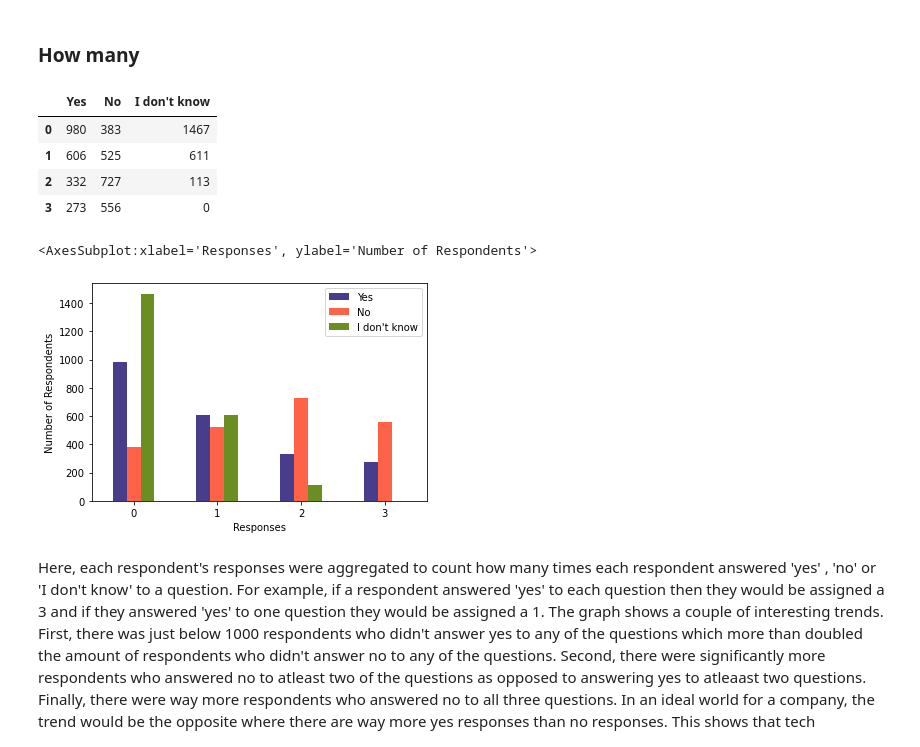
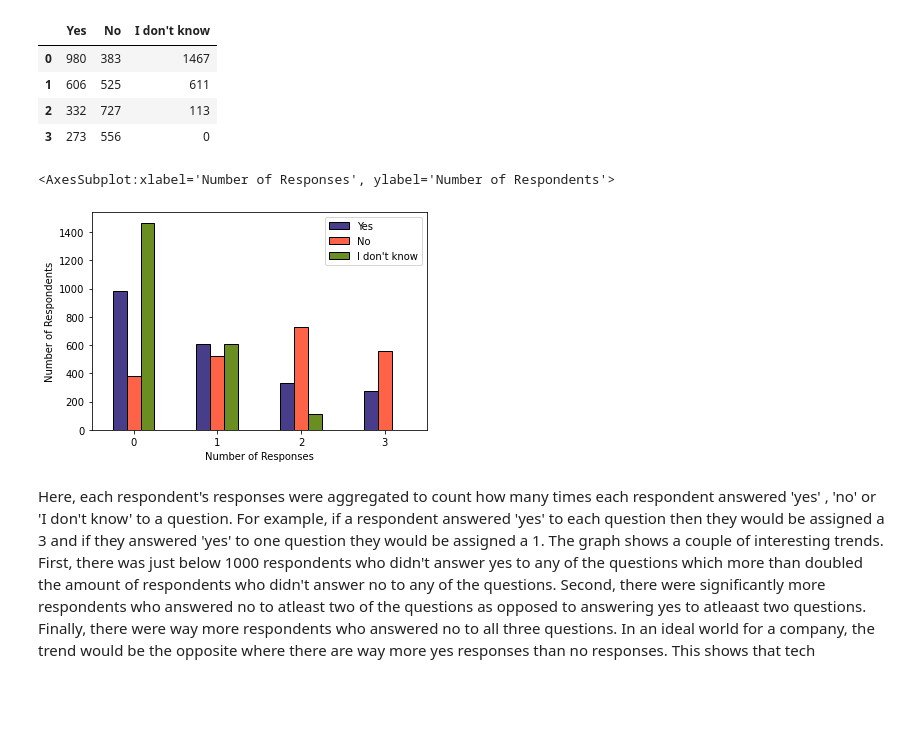
Before and after one commit to Patrick-Bacza/Group-7---Project, a Jupyter notebook: Employer_Analysis.ipynb, the cells around one changed output. Drawn from its saved outputs; the diff is of its cells as text; code cells hidden in the pictures; blank space fills up the shorter version.

```diff
--- a/Employer_Analysis.ipynb
+++ b/Employer_Analysis.ipynb
@@ -78,5 +61,3 @@ See the caveats in the documentation: https://pandas.pydata.org/pandas-docs/stab
-# %% [markdown]
-### How many
 # %%
 yes = Survey_Data["Yes Responses"].value_counts()
 no = Survey_Data["No Responses"].value_counts()
@@ -101,15 +82,16 @@ df
 # %%
 (df
     .plot(
     kind='bar',
     ylabel='Number of Respondents',
-    xlabel='Responses',
+    xlabel='Number of Responses',
     color=['darkslateblue' , 'tomato' , 'olivedrab'],
-    rot=0
+    rot=0,
+    edgecolor='black'
     ))
 # %% [output]
-<AxesSubplot:xlabel='Responses', ylabel='Number of Respondents'>
+<AxesSubplot:xlabel='Number of Responses', ylabel='Number of Respondents'>
-[figure, old version]
+[figure, new version]
 # %% [markdown]
 Here, each respondent's responses were aggregated to count how many times each respondent answered 'yes' , 'no' or 'I don't know' to a question. For example, if a respondent answered 'yes' to each question then they would be assigned a 3 and if they answered 'yes' to one question they would be assigned a 1. The graph shows a couple of interesting trends. First, there was just below 1000 respondents who didn't answer yes to any of the questions which more than doubled the amount of respondents who didn't answer no to any of the questions. Second, there were significantly more respondents who answered no to atleast two of the questions as opposed to answering yes to atleaast two questions. Finally, there were way more respondents who answered no to all three questions. In an ideal world for a company, the trend would be the opposite where there are way more yes responses than no responses. This shows that tech companies can do more to help their employees with issues related to mental health but it's important to look at the responses for each individual question in order to make an accurate judgement of how well employters are handling their employees' mental health
 # %%
```
Also changed, not shown: parts of 4 cells of this notebook.
